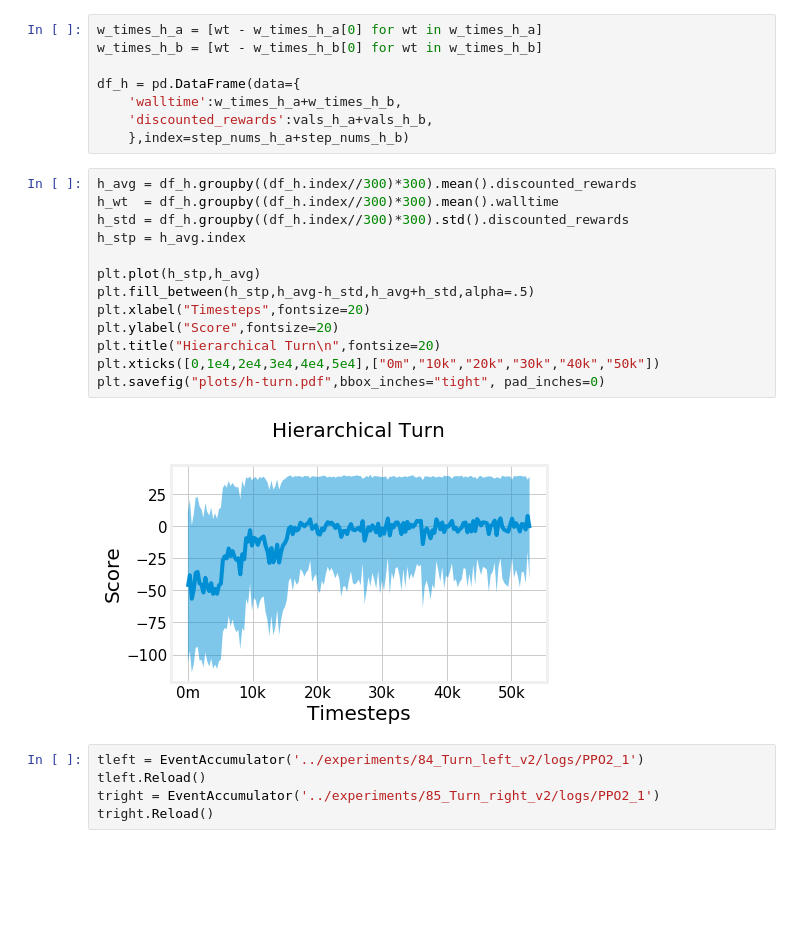
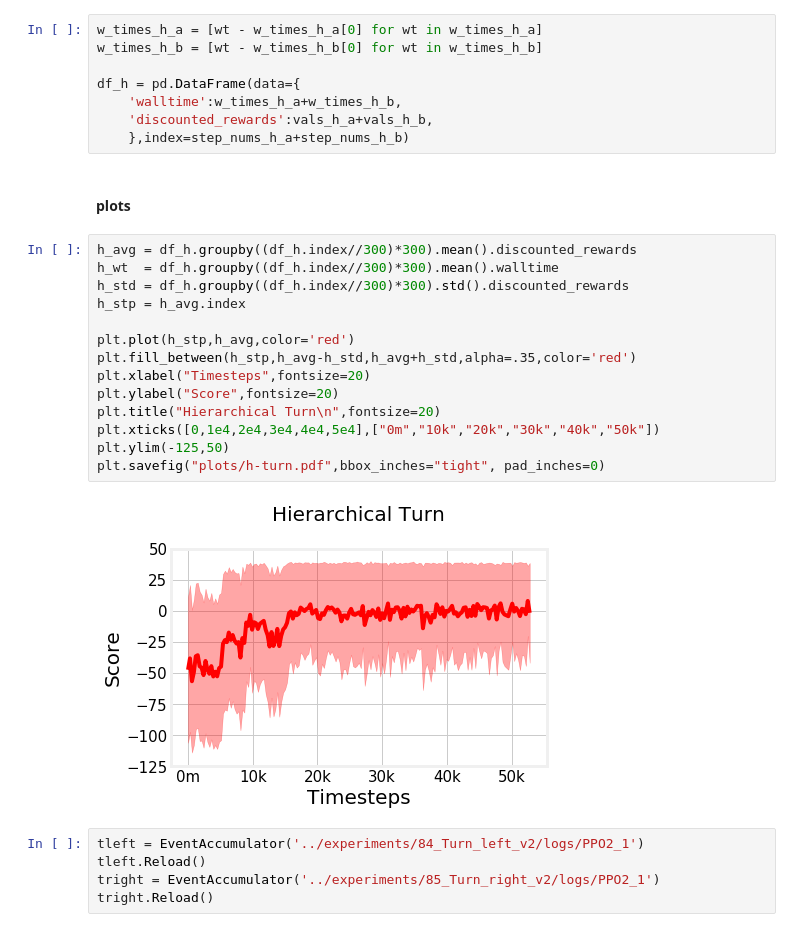
Before and after one commit to NotAnyMike/HRL, a Jupyter notebook: notebooks/Plots.ipynb, the cells around one changed output. Cells and saved outputs as stored; diff of their text form; blank space fills up the shorter version.

Commit message:
updating plots and plotters

```diff
--- a/notebooks/Plots.ipynb
+++ b/notebooks/Plots.ipynb
@@ -268,21 +317,24 @@ df_h = pd.DataFrame(data={
     'walltime':w_times_h_a+w_times_h_b,
     'discounted_rewards':vals_h_a+vals_h_b,
     },index=step_nums_h_a+step_nums_h_b)
+# %% [markdown]
+#### plots
 # %%
 h_avg = df_h.groupby((df_h.index//300)*300).mean().discounted_rewards
 h_wt  = df_h.groupby((df_h.index//300)*300).mean().walltime
 h_std = df_h.groupby((df_h.index//300)*300).std().discounted_rewards
 h_stp = h_avg.index
 
-plt.plot(h_stp,h_avg)
-plt.fill_between(h_stp,h_avg-h_std,h_avg+h_std,alpha=.5)
+plt.plot(h_stp,h_avg,color='red')
+plt.fill_between(h_stp,h_avg-h_std,h_avg+h_std,alpha=.35,color='red')
 plt.xlabel("Timesteps",fontsize=20)
 plt.ylabel("Score",fontsize=20)
 plt.title("Hierarchical Turn\n",fontsize=20)
 plt.xticks([0,1e4,2e4,3e4,4e4,5e4],["0m","10k","20k","30k","40k","50k"])
+plt.ylim(-125,50)
 plt.savefig("plots/h-turn.pdf",bbox_inches="tight", pad_inches=0)
 # %% [output]
-[figure, old version]
+[figure, new version]
 # %%
 tleft = EventAccumulator('../experiments/84_Turn_left_v2/logs/PPO2_1')
 tleft.Reload()
```
Also changed, not shown: parts of 82 cells of this notebook, 5 other files.
